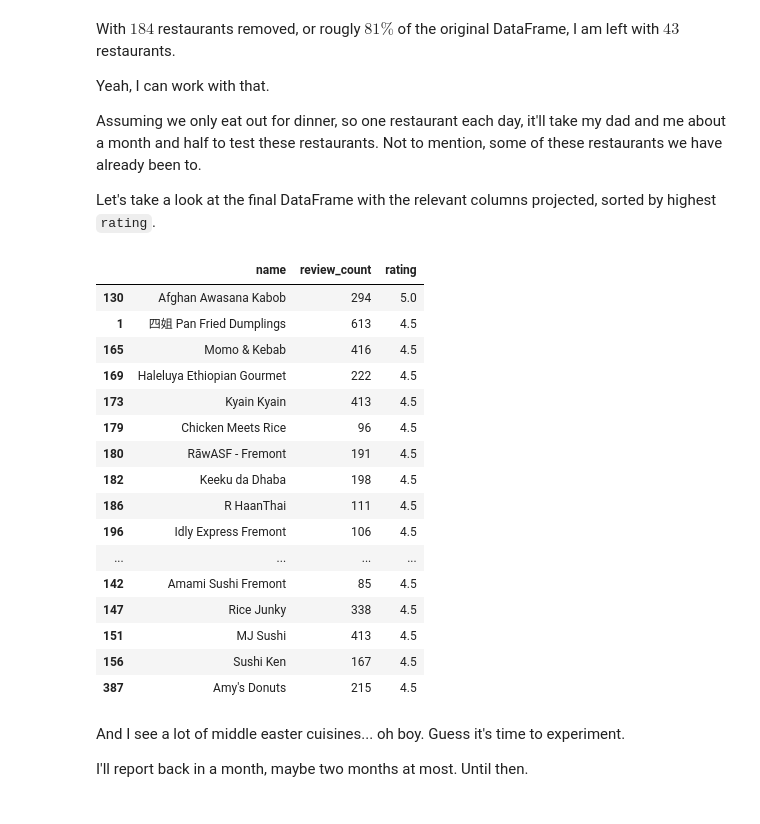
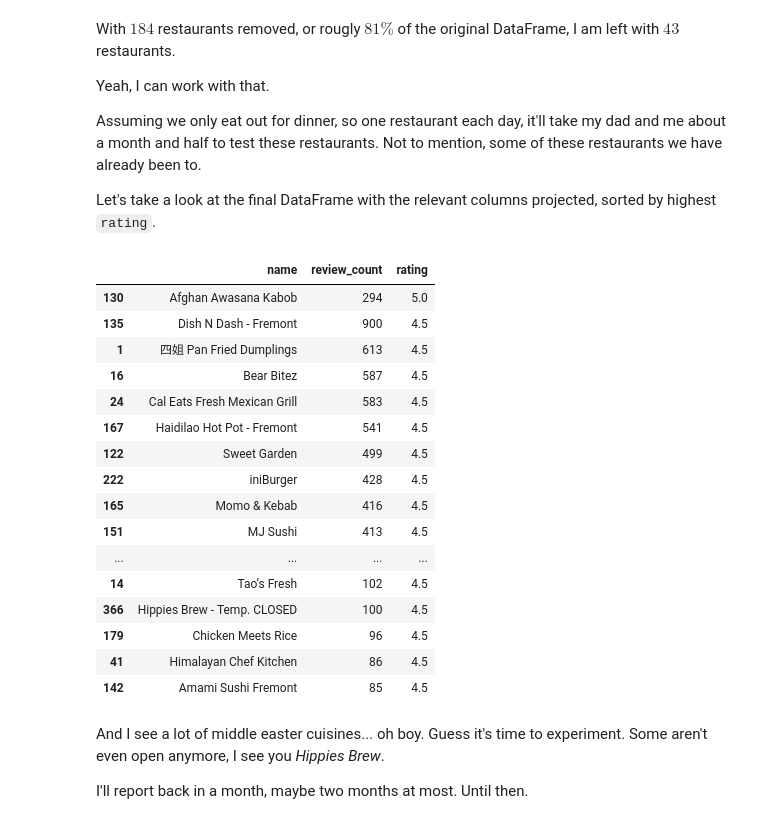
Before and after one commit to dnhuang/sf-tri-city-restaurants, a Jupyter notebook: analysis.ipynb, the cells around one changed output. Saved outputs shown, nothing was run; the diff lists cells and outputs as text; code cells hidden in the pictures.

```diff
--- a/analysis.ipynb
+++ b/analysis.ipynb
@@ -522,26 +522,26 @@ Assuming we only eat out for dinner, so one restaurant each day, it'll take my d
 
 Let's take a look at the final DataFrame with the relevant columns projected, sorted by highest `rating`.
 # %%
-final_trial_df[['name', 'review_count', 'rating']].sort_values('rating', ascending=False)
+final_trial_df[['name', 'review_count', 'rating']].sort_values(['rating', 'review_count'], ascending=False)
 # %% [output]
 |  | name | review_count | rating |
 | 130 | Afghan Awasana Kabob | 294 | 5.0 |
+| 135 | Dish N Dash - Fremont | 900 | 4.5 |
 | 1 | 四姐 Pan Fried Dumplings | 613 | 4.5 |
+| 16 | Bear Bitez | 587 | 4.5 |
+| 24 | Cal Eats Fresh Mexican Grill | 583 | 4.5 |
+| 167 | Haidilao Hot Pot - Fremont | 541 | 4.5 |
+| 122 | Sweet Garden | 499 | 4.5 |
+| 222 | iniBurger | 428 | 4.5 |
 | 165 | Momo & Kebab | 416 | 4.5 |
-| 169 | Haleluya Ethiopian Gourmet | 222 | 4.5 |
-| 173 | Kyain Kyain | 413 | 4.5 |
+| 151 | MJ Sushi | 413 | 4.5 |
+| ... | ... | ... | ... |
+| 14 | Tao‘s Fresh | 102 | 4.5 |
+| 366 | Hippies Brew - Temp. CLOSED | 100 | 4.5 |
 | 179 | Chicken Meets Rice | 96 | 4.5 |
-| 180 | RāwASF - Fremont | 191 | 4.5 |
-| 182 | Keeku da Dhaba | 198 | 4.5 |
-| 186 | R HaanThai | 111 | 4.5 |
-| 196 | Idly Express Fremont | 106 | 4.5 |
-| ... | ... | ... | ... |
+| 41 | Himalayan Chef Kitchen | 86 | 4.5 |
 | 142 | Amami Sushi Fremont | 85 | 4.5 |
-| 147 | Rice Junky | 338 | 4.5 |
-| 151 | MJ Sushi | 413 | 4.5 |
-| 156 | Sushi Ken | 167 | 4.5 |
-| 387 | Amy's Donuts | 215 | 4.5 |
 # %% [markdown]
-And I see a lot of middle easter cuisines... oh boy. Guess it's time to experiment.
+And I see a lot of middle easter cuisines... oh boy. Guess it's time to experiment. Some aren't even open anymore, I see you *Hippies Brew*.
 
 I'll report back in a month, maybe two months at most. Until then.
```
Also changed, not shown: parts of 3 cells of this notebook.
